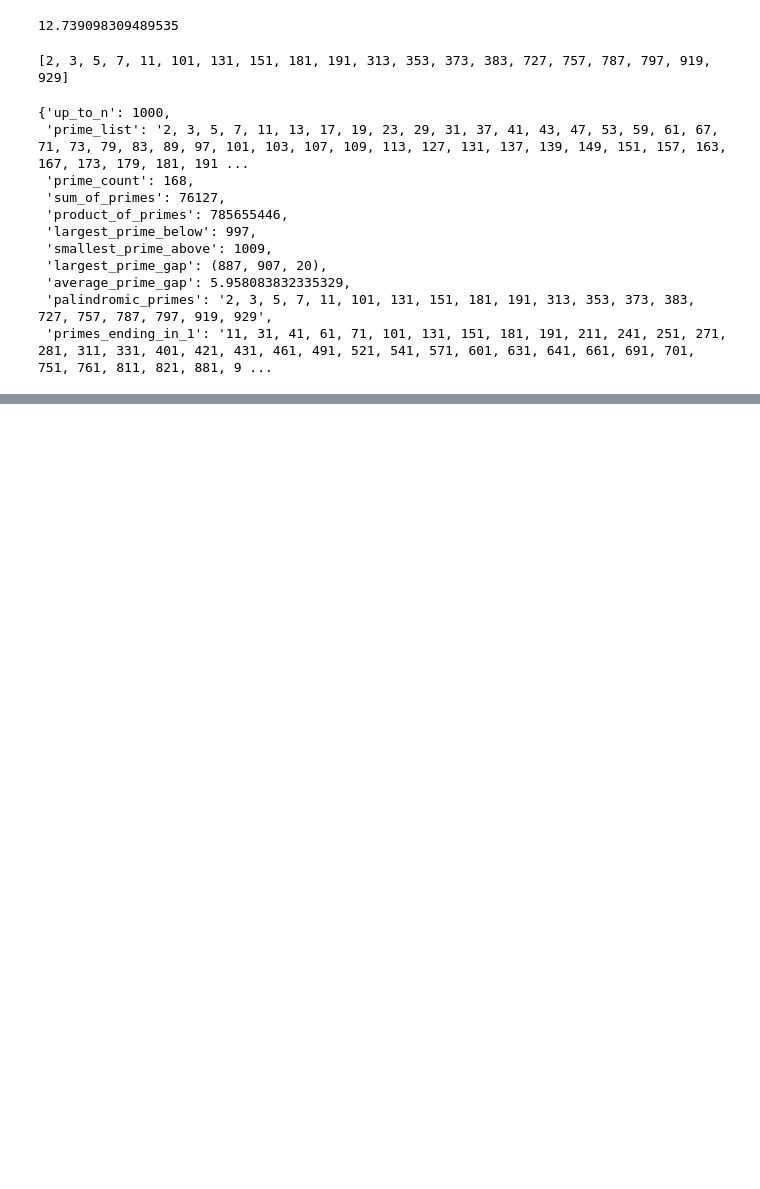
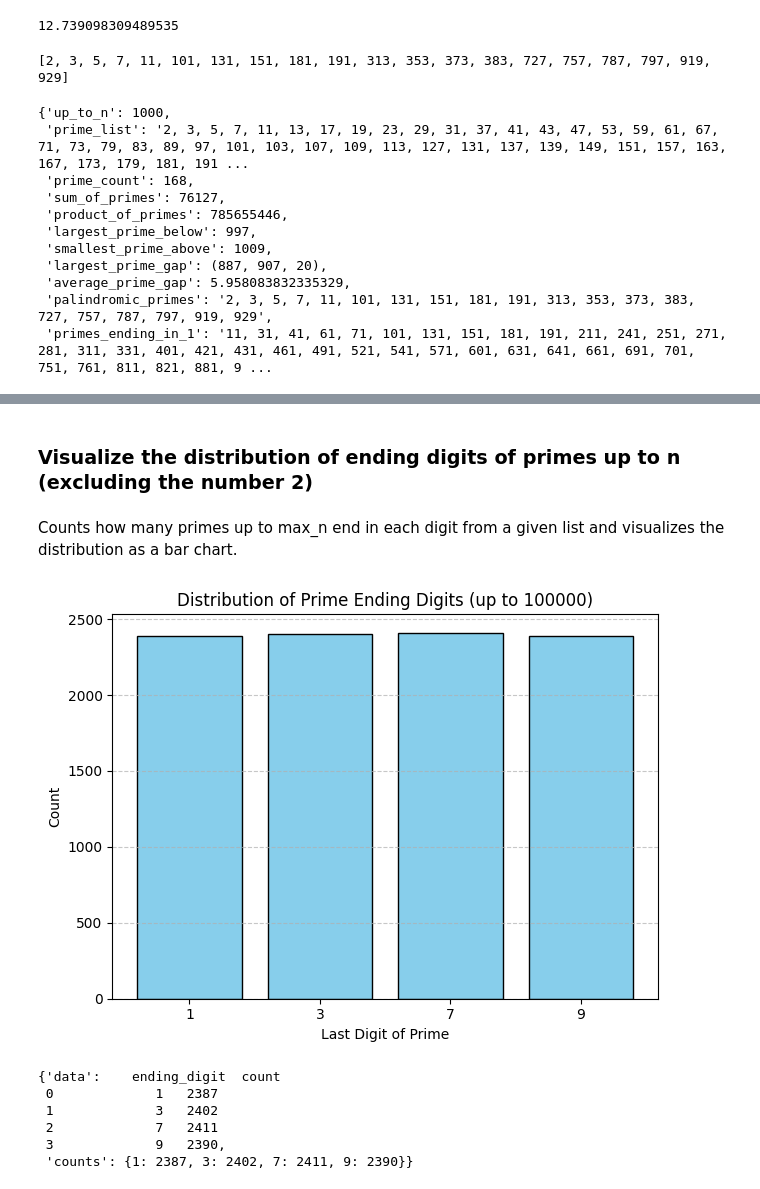
Before and after one commit to gradycooke/Problem-Solving-Lab, a Jupyter notebook: Prime_Numbers.ipynb, the cells around one changed output, grey strips where cells are left out. Saved outputs shown, nothing was run; the diff lists cells and outputs as text; code cells hidden in the pictures; blank space fills up the shorter version.

```diff
--- a/Prime_Numbers.ipynb
+++ b/Prime_Numbers.ipynb
@@ -203,0 +288,33 @@ prime_summary_up_to(1000,1)
+# %% [markdown]
+### Visualize the distribution of ending digits of primes up to n (excluding the number 2)
+# %% [markdown]
+Counts how many primes up to max_n end in each digit from a given list and visualizes the distribution as a bar chart.
+# %%
+def prime_ending_digit_distribution(max_n, digits=(1, 3, 7, 9), plot=True):
+    counts = {d: len(primes_ending_in(max_n, d)) for d in digits}
+
+    df = pd.DataFrame({
+        'ending_digit': list(counts.keys()),
+        'count': list(counts.values())
+    })
+
+    if plot:
+        plt.bar(df['ending_digit'].astype(str), df['count'], color='skyblue', edgecolor='black')
+        plt.title(f"Distribution of Prime Ending Digits (up to {max_n})")
+        plt.xlabel("Last Digit of Prime")
+        plt.ylabel("Count")
+        plt.grid(axis='y', linestyle='--', alpha=0.7)
+        plt.tight_layout()
+        plt.show()
+
+    return {'data': df, 'counts': counts}
+# %%
+prime_ending_digit_distribution(100000)
+# %% [output]
+[figure, added]
+{'data':    ending_digit  count
+ 0             1   2387
+ 1             3   2402
+ 2             7   2411
+ 3             9   2390,
+ 'counts': {1: 2387, 3: 2402, 7: 2411, 9: 2390}}
```
Also changed, not shown: parts of 22 cells of this notebook.
